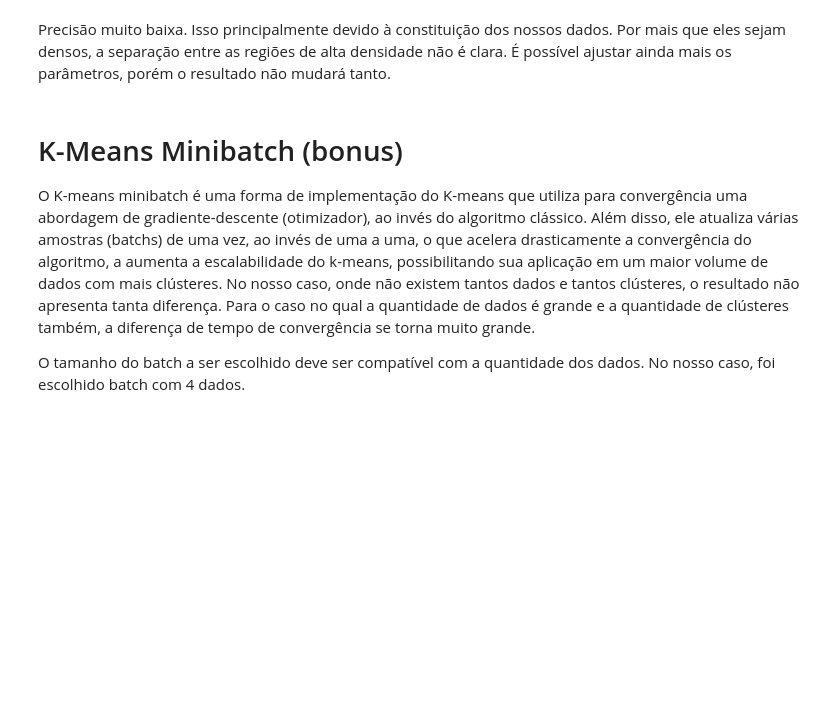
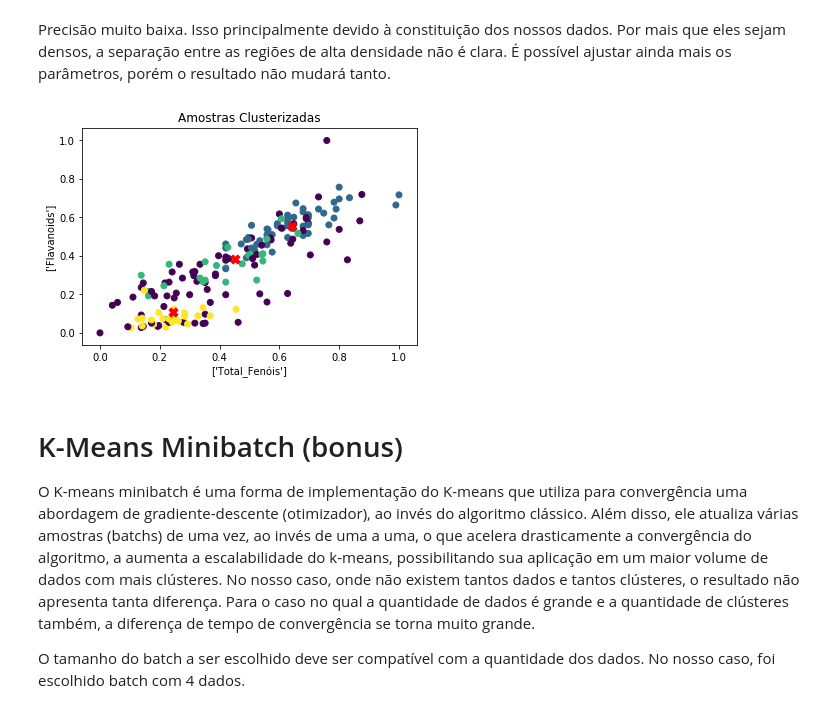
Before and after one commit to GabrielGomesBr/stairway-to-clustering, a Jupyter notebook: Stairway to clustering.ipynb, the cells around one changed output. Cells and saved outputs as stored; diff of their text form; code cells hidden in the pictures; blank space fills up the shorter version.

```diff
--- a/Stairway to clustering.ipynb
+++ b/Stairway to clustering.ipynb
@@ -443,6 +443,11 @@ print(avalia_resultado(np.array(agrupador.labels_), np.array(labels_df)))
 55.0561797752809
 # %% [markdown]
 Precisão muito baixa. Isso principalmente devido à constituição dos nossos dados. Por mais que eles sejam densos, a separação entre as regiões de alta densidade não é clara. É possível ajustar ainda mais os parâmetros, porém o resultado não mudará tanto.
+# %%
+desenha_grafico(df['Total_Fenóis'], df['Flavanoids'], centroides['Total_Fenóis'], centroides['Flavanoids'],
+                agrupador.labels_, "Amostras Clusterizadas")
+# %% [output]
+[figure, added]
 # %% [markdown]
 
 
```
